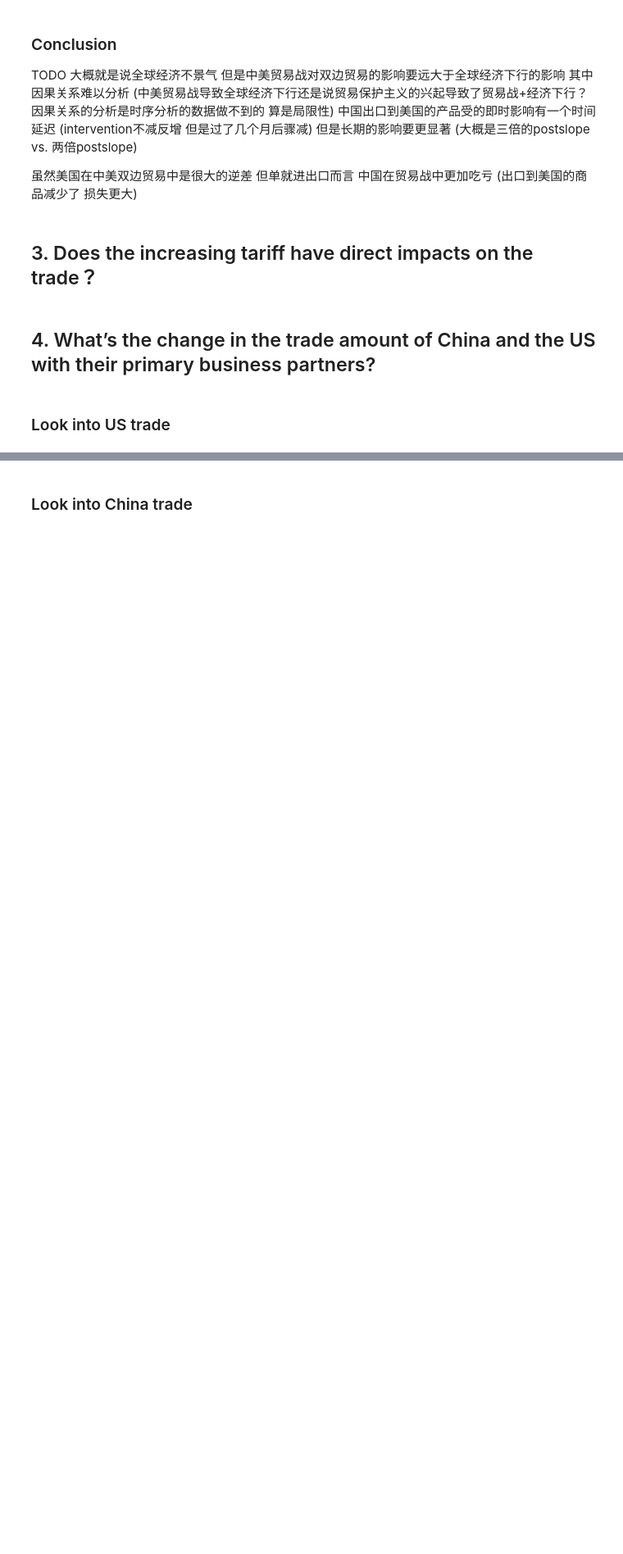
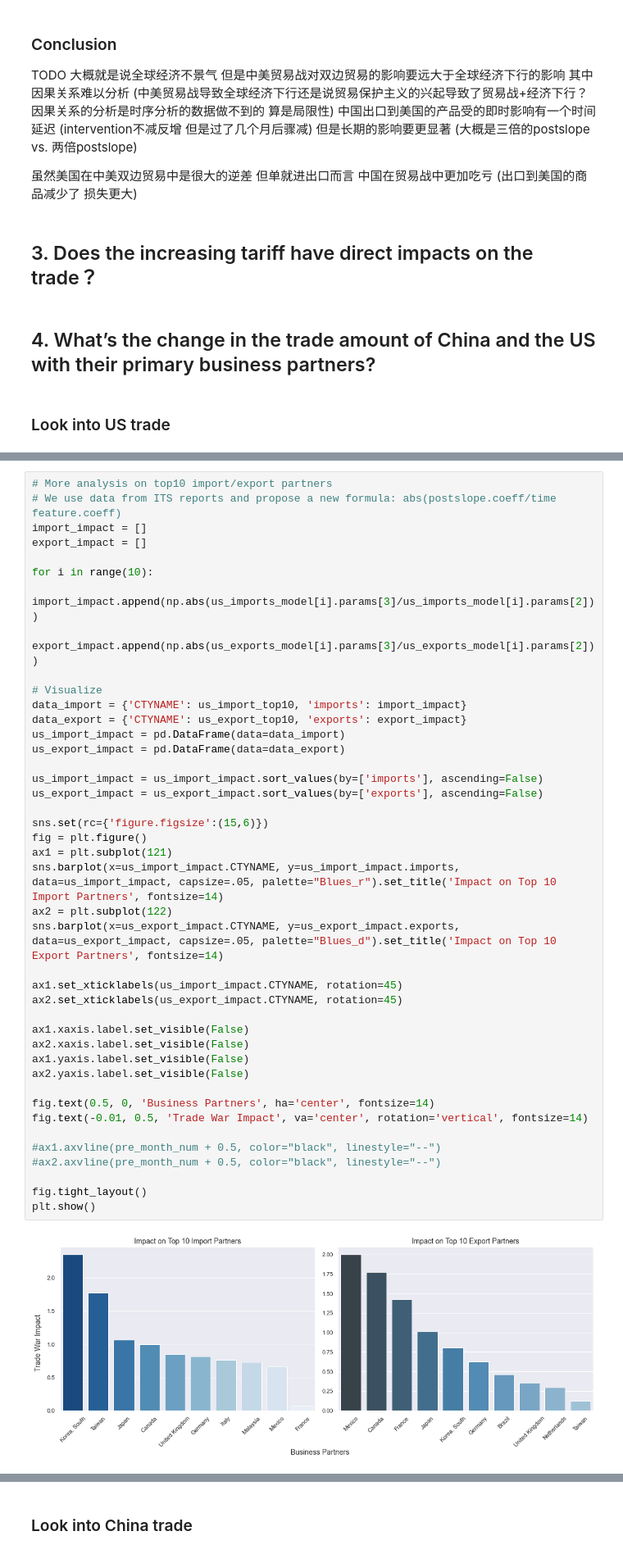
Before and after one commit to epfl-ada/ada-2020-project-milestone-p3-p3_lovela-data-science, a Jupyter notebook: project_notebook.ipynb, the cells around one changed output, grey strips where cells are left out. Shown at 82% size. Cells and saved outputs as stored; diff of their text form; blank space fills up the shorter version.

```diff
--- a/project_notebook.ipynb
+++ b/project_notebook.ipynb
@@ -831,0 +972,44 @@ plot_its_result(us_export_Germany_its, res_germany_exports, "time", "exports", "
+# %%
+# More analysis on top10 import/export partners
+# We use data from ITS reports and propose a new formula: abs(postslope.coeff/time feature.coeff)
+import_impact = []
+export_impact = []
+
+for i in range(10):
+    import_impact.append(np.abs(us_imports_model[i].params[3]/us_imports_model[i].params[2]))
+    export_impact.append(np.abs(us_exports_model[i].params[3]/us_exports_model[i].params[2]))
+
+# Visualize
+data_import = {'CTYNAME': us_import_top10, 'imports': import_impact}
+data_export = {'CTYNAME': us_export_top10, 'exports': export_impact}
+us_import_impact = pd.DataFrame(data=data_import)
+us_export_impact = pd.DataFrame(data=data_export)
+
+us_import_impact = us_import_impact.sort_values(by=['imports'], ascending=False)
+us_export_impact = us_export_impact.sort_values(by=['exports'], ascending=False)
+
+sns.set(rc={'figure.figsize':(15,6)})
+fig = plt.figure()
+ax1 = plt.subplot(121)
+sns.barplot(x=us_import_impact.CTYNAME, y=us_import_impact.imports, data=us_import_impact, capsize=.05, palette="Blues_r").set_title('Impact on Top 10 Import Partners', fontsize=14)
+ax2 = plt.subplot(122)
+sns.barplot(x=us_export_impact.CTYNAME, y=us_export_impact.exports, data=us_export_impact, capsize=.05, palette="Blues_d").set_title('Impact on Top 10 Export Partners', fontsize=14)
+
+ax1.set_xticklabels(us_import_impact.CTYNAME, rotation=45)
+ax2.set_xticklabels(us_export_impact.CTYNAME, rotation=45)
+
+ax1.xaxis.label.set_visible(False)
+ax2.xaxis.label.set_visible(False)
+ax1.yaxis.label.set_visible(False)
+ax2.yaxis.label.set_visible(False)
+
+fig.text(0.5, 0, 'Business Partners', ha='center', fontsize=14)
+fig.text(-0.01, 0.5, 'Trade War Impact', va='center', rotation='vertical', fontsize=14)
+
+#ax1.axvline(pre_month_num + 0.5, color="black", linestyle="--")
+#ax2.axvline(pre_month_num + 0.5, color="black", linestyle="--")
+
+fig.tight_layout()
+plt.show()
+# %% [output]
+[figure, added]
```
Also changed, not shown: parts of 81 cells of this notebook.
